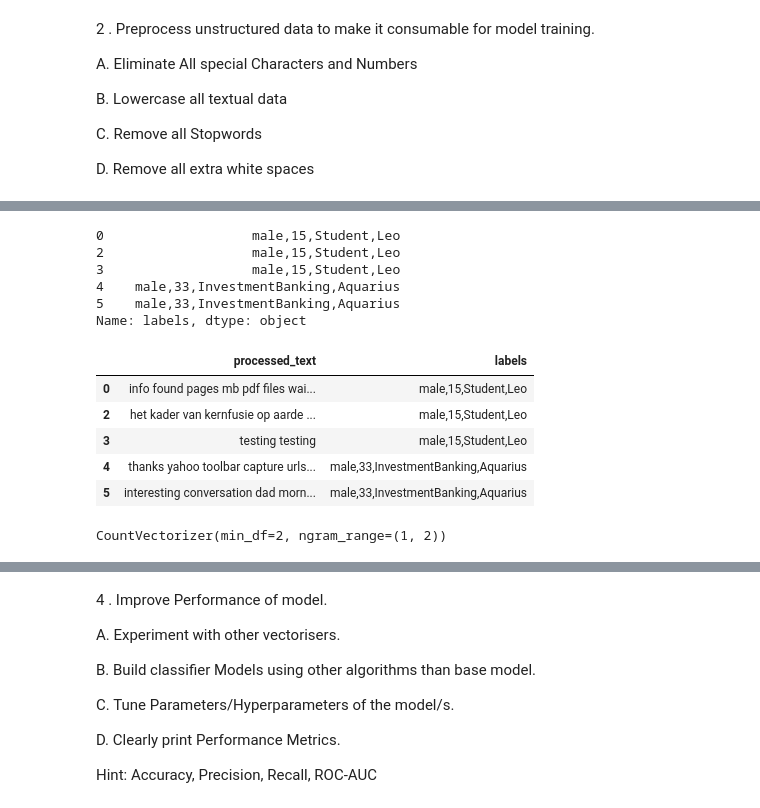
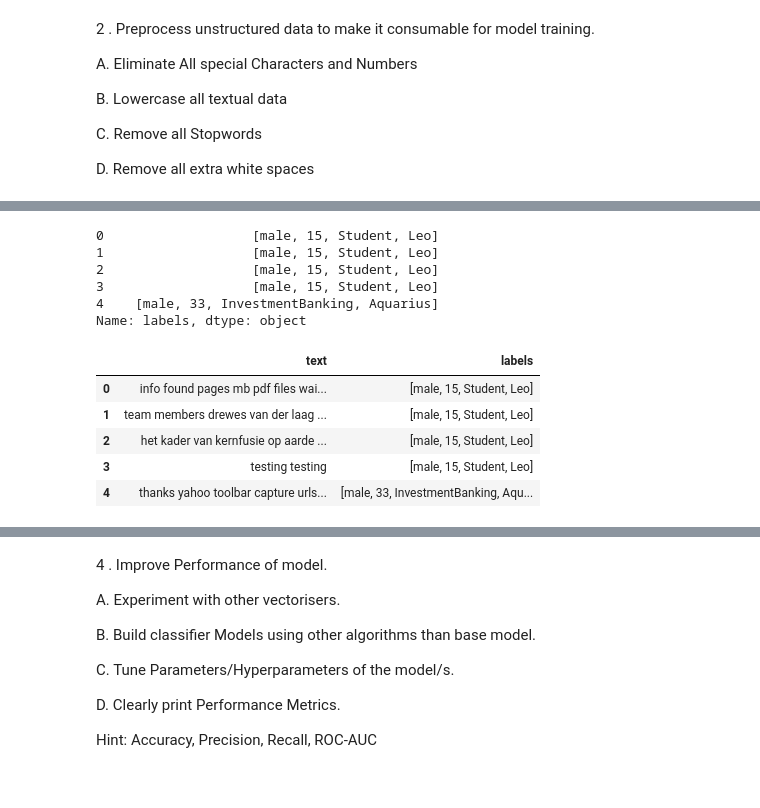
Before and after one commit to SelvamRaju/Natural-Language-Processing-Statistical-NLP, a Jupyter notebook: Statistical_NLP_Part_1.ipynb, the cells around one changed output, grey strips where cells are left out. Saved outputs shown, nothing was run; the diff lists cells and outputs as text; code cells hidden in the pictures.

```diff
--- a/Statistical_NLP_Part_1.ipynb
+++ b/Statistical_NLP_Part_1.ipynb
@@ -235,25 +248,27 @@ cropped_df[['processed_text','text']].tail(2)
 # %%
 # Merging gender, age,topic and sign variables to make a grouped label for multilabel classification
-cropped_df['labels'] = cropped_df['gender'] +',' + cropped_df['age'].astype(str) + ',' + cropped_df['topic'] + ',' + cropped_df['sign']
+#cropped_df['labels'] = cropped_df['gender'] +',' + cropped_df['age'].astype(str) + ',' + cropped_df['topic'] + ',' + cropped_df['sign']
 
-cropped_df['labels'].head()
+df['labels'] = df.apply(lambda row: [row['gender'], str(row['age']), row['topic'], row['sign']], axis=1)
+
+df['labels'].head()
 # %% [output]
-0                   male,15,Student,Leo
-2                   male,15,Student,Leo
-3                   male,15,Student,Leo
-4    male,33,InvestmentBanking,Aquarius
-5    male,33,InvestmentBanking,Aquarius
+0                   [male, 15, Student, Leo]
+1                   [male, 15, Student, Leo]
+2                   [male, 15, Student, Leo]
+3                   [male, 15, Student, Leo]
+4    [male, 33, InvestmentBanking, Aquarius]
 Name: labels, dtype: object
-# %%
-processing_df = cropped_df[['processed_text', 'labels']]
-processing_df.head()
-# %% [output]
-|  | processed_text | labels |
-| 0 | info found pages mb pdf files wai... | male,15,Student,Leo |
-| 2 | het kader van kernfusie op aarde ... | male,15,Student,Leo |
-| 3 | testing testing | male,15,Student,Leo |
-| 4 | thanks yahoo toolbar capture urls... | male,33,InvestmentBanking,Aquarius |
-| 5 | interesting conversation dad morn... | male,33,InvestmentBanking,Aquarius |
+# %%
+df = df[['text', 'labels']]
+df.head()
+# %% [output]
+|  | text | labels |
+| 0 | info found pages mb pdf files wai... | [male, 15, Student, Leo] |
+| 1 | team members drewes van der laag ... | [male, 15, Student, Leo] |
+| 2 | het kader van kernfusie op aarde ... | [male, 15, Student, Leo] |
+| 3 | testing testing | [male, 15, Student, Leo] |
+| 4 | thanks yahoo toolbar capture urls... | [male, 33, InvestmentBanking, Aqu... |
 # %%
 # Train Test split
 from sklearn.model_selection import train_test_split
@@ -265,10 +277,11 @@ X_train, X_test, y_train, y_test = train_test_split(X,y,test_size=0.3, random_st
 # %%
 # Vectorizing using Count Vectorizer
 from sklearn.feature_extraction.text import CountVectorizer
-count_vectorizer = CountVectorizer(ngram_range=(1, 2),min_df=2)
-count_vectorizer.fit(X_train)
+
+count_vectorizer = CountVectorizer(binary=True, ngram_range=(1, 2))
+
+X_train_BOW = count_vectorizer.fit_transform(X_train)
+X_test_BOW = count_vectorizer.transform(X_test)
-# %% [output]
-CountVectorizer(min_df=2, ngram_range=(1, 2))
 # %%
 # Printing the length of vocabulary
 len(count_vectorizer.vocabulary_)
```
Also changed, not shown: parts of 29 cells of this notebook.
